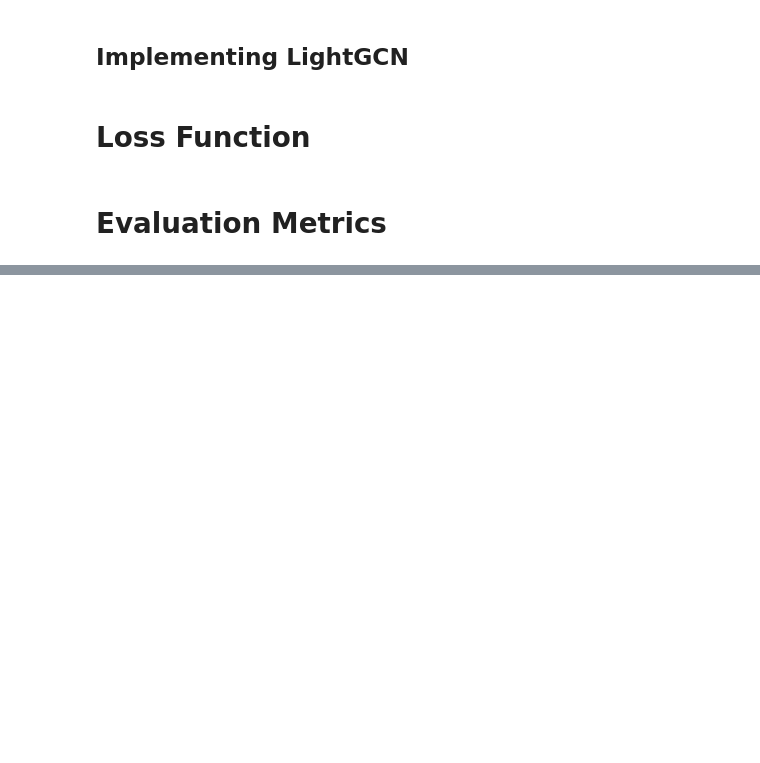
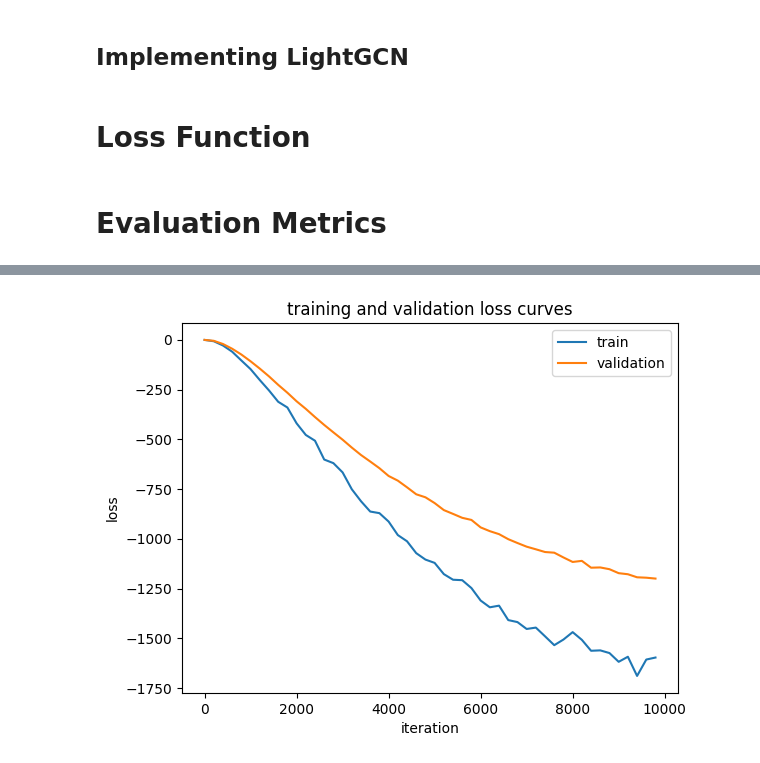
Before and after one commit to ArnabKumarRoy02/gnn-recomender-system, a Jupyter notebook: recommender-system.ipynb, the cells around one changed output, grey strips where cells are left out. Cells and saved outputs as stored; diff of their text form; code cells hidden in the pictures; blank space fills up the shorter version.

Commit message:
📊 computed notebook

```diff
--- a/recommender-system.ipynb
+++ b/recommender-system.ipynb
@@ -475,7 +475,7 @@ def RecallPrecision_ATk(groundTruth, r, k):
     # -1 here means I want to sum at the innermost dimension
 
     # Number of items liked by each user in the test set
-    user_num_liked = torch.Tensor([len(groundTruth) for i in range(len(groundTruth))])
+    user_num_liked = torch.Tensor([len(groundTruth[i]) for i in range(len(groundTruth))])
 
     recall = torch.mean(num_correct_pred / user_num_liked)
     precision = torch.mean(num_correct_pred) / k
@@ -597,0 +652,15 @@ def get_metrics(model,
+# %%
+# Can't use MPS device as The operator 'aten::_to_sparse' is not currently implemented for the MPS device.
+# device = torch.device("mps" if torch.backends.mps.is_available() else "cpu")
+device = torch.device("cpu")
+print(f'Using device {device}')
+
+model = model.to(device)
+model.train()
+
+optimizer = optim.Adam(model.parameters(), lr=LR)
+scheduler = optim.lr_scheduler.ExponentialLR(optimizer, gamma=0.95)
+
+edge_index = edge_index.to(device)
+train_edge_index = train_edge_index.to(device)
+val_edge_index = val_edge_index.to(device)
@@ -597,0 +669,18 @@ def get_metrics(model,
+# %%
+def get_embs_for_bpr(model, input_edge_index):
+    users_emb_final, users_emb_0, items_emb_final, items_emb_0 = model.forward(input_edge_index)
+
+    edge_index_to_use = convert_adj_mat_edge_index_to_r_mat_edge_index(input_edge_index)
+
+    # mini batching for eval and calculating loss
+    user_indices, pos_item_indices, neg_item_indices = sample_mini_batch(BATCH_SIZE, edge_index_to_use)
+
+    # This is to push tensor to device so if we are using GPU
+    user_indices, pos_item_indices, neg_item_indices = user_indices.to(device), pos_item_indices.to(device), neg_item_indices.to(device)
+
+    # We need layer0 embeddings and the final embeddings (computed from 0..K layer) for BPR loss computing
+    users_emb_final, users_emb_0 = users_emb_final[user_indices], users_emb_0[user_indices]
+    pos_item_emb_final, pos_item_emb_0 = items_emb_final[pos_item_indices], items_emb_0[pos_item_indices]
+    neg_item_emb_final, neg_item_emb_0 = items_emb_final[neg_item_indices], items_emb_0[neg_item_indices]
+
+    return users_emb_final, users_emb_0, pos_item_emb_final, pos_item_emb_0, neg_item_emb_final, neg_item_emb_0
@@ -597,0 +748,11 @@ def get_metrics(model,
+# %%
+iters = [iter * ITERS_PER_EVAL for iter in range(len(train_losses))]
+plt.plot(iters, train_losses, label='train')
+plt.plot(iters, val_losses, label='validation')
+plt.xlabel('iteration')
+plt.ylabel('loss')
+plt.title('training and validation loss curves')
+plt.legend()
+plt.show()
+# %% [output]
+[figure, added]
```
Also changed, not shown: parts of 8 cells of this notebook.
